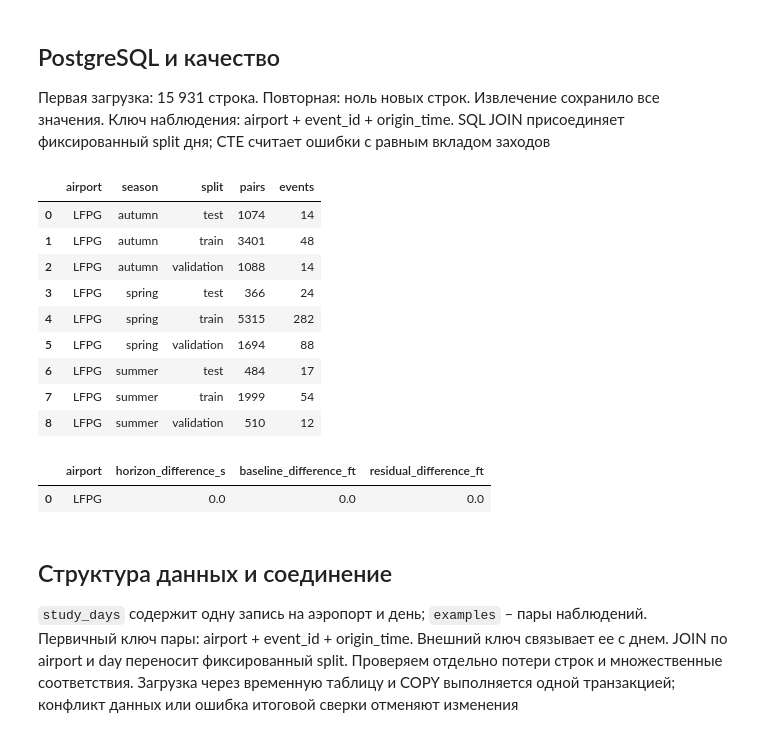
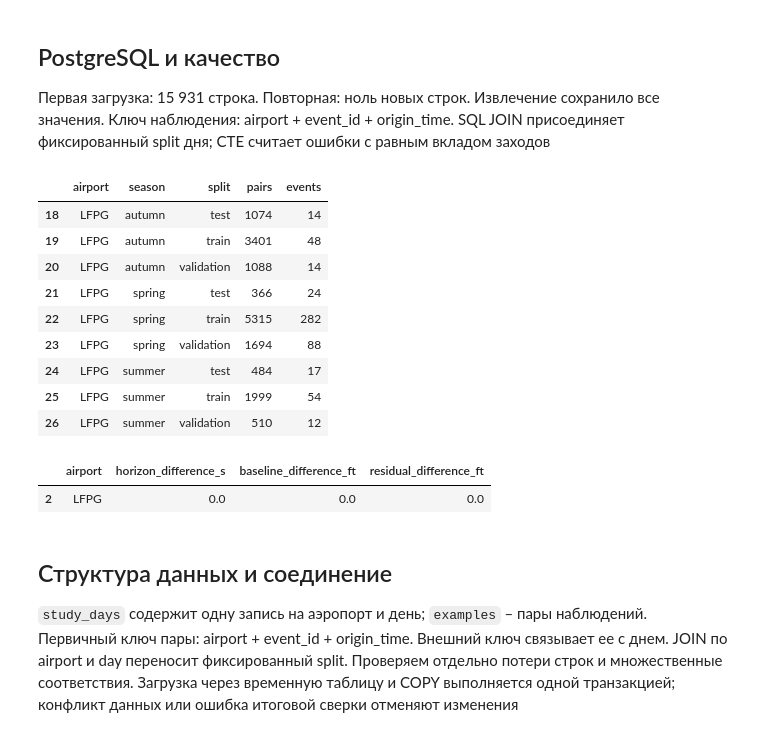
Before and after one commit to steptovictory-dev/Approach-Risk-ver.-1.2, a Jupyter notebook: notebooks/01_lfpg_pipeline.ipynb, the cells around one changed output. Cells and saved outputs as stored; diff of their text form; code cells hidden in the pictures.

```diff
--- a/notebooks/01_lfpg_pipeline.ipynb
+++ b/notebooks/01_lfpg_pipeline.ipynb
@@ -30,21 +30,21 @@ display(pd.read_csv(root / "reports/split_inventory.csv"))
 Первая загрузка: 15 931 строка. Повторная: ноль новых строк. Извлечение сохранило все значения. Ключ наблюдения: airport + event_id + origin_time. SQL JOIN присоединяет фиксированный split дня; CTE считает ошибки с равным вкладом заходов
 # %%
 # Показываем состав данных из SQL и проверку физических соотношений
-display(pd.read_csv(root / "reports/sql/01.csv"))
-display(pd.read_csv(root / "reports/sql/07.csv"))
+display(pd.read_csv(root / "reports/sql/01.csv").query("airport == 'LFPG'"))
+display(pd.read_csv(root / "reports/sql/07.csv").query("airport == 'LFPG'"))
 # %% [output]
 |  | airport | season | split | pairs | events |
-| 0 | LFPG | autumn | test | 1074 | 14 |
-| 1 | LFPG | autumn | train | 3401 | 48 |
-| 2 | LFPG | autumn | validation | 1088 | 14 |
-| 3 | LFPG | spring | test | 366 | 24 |
-| 4 | LFPG | spring | train | 5315 | 282 |
-| 5 | LFPG | spring | validation | 1694 | 88 |
-| 6 | LFPG | summer | test | 484 | 17 |
-| 7 | LFPG | summer | train | 1999 | 54 |
-| 8 | LFPG | summer | validation | 510 | 12 |
+| 18 | LFPG | autumn | test | 1074 | 14 |
+| 19 | LFPG | autumn | train | 3401 | 48 |
+| 20 | LFPG | autumn | validation | 1088 | 14 |
+| 21 | LFPG | spring | test | 366 | 24 |
+| 22 | LFPG | spring | train | 5315 | 282 |
+| 23 | LFPG | spring | validation | 1694 | 88 |
+| 24 | LFPG | summer | test | 484 | 17 |
+| 25 | LFPG | summer | train | 1999 | 54 |
+| 26 | LFPG | summer | validation | 510 | 12 |
 |  | airport | horizon_difference_s | baseline_difference_ft | residual_difference_ft |
-| 0 | LFPG | 0.0 | 0.0 | 0.0 |
+| 2 | LFPG | 0.0 | 0.0 | 0.0 |
 # %% [markdown]
 ## Структура данных и соединение
 
```
Also changed, not shown: parts of 1 cell of this notebook, 34 other files.
